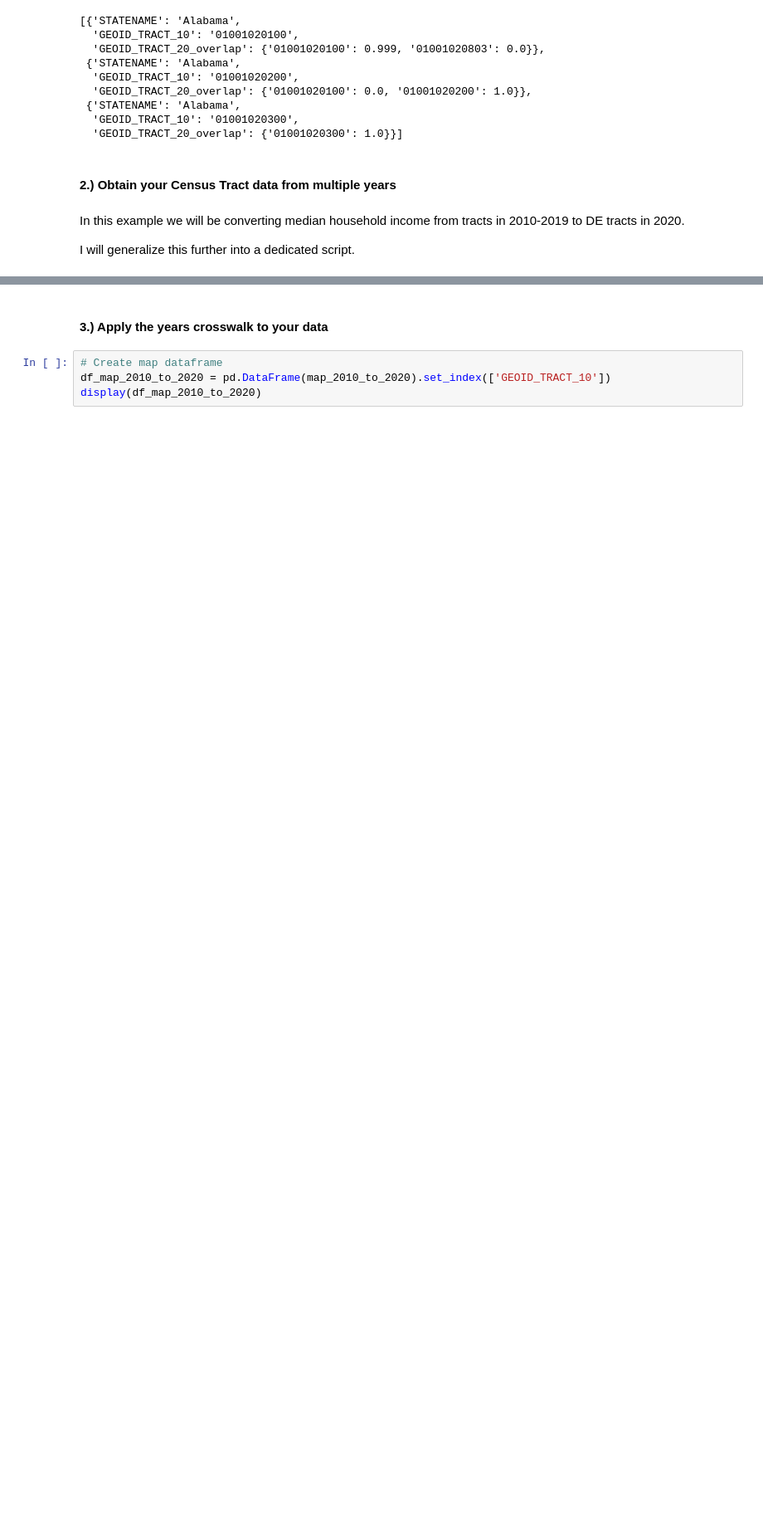
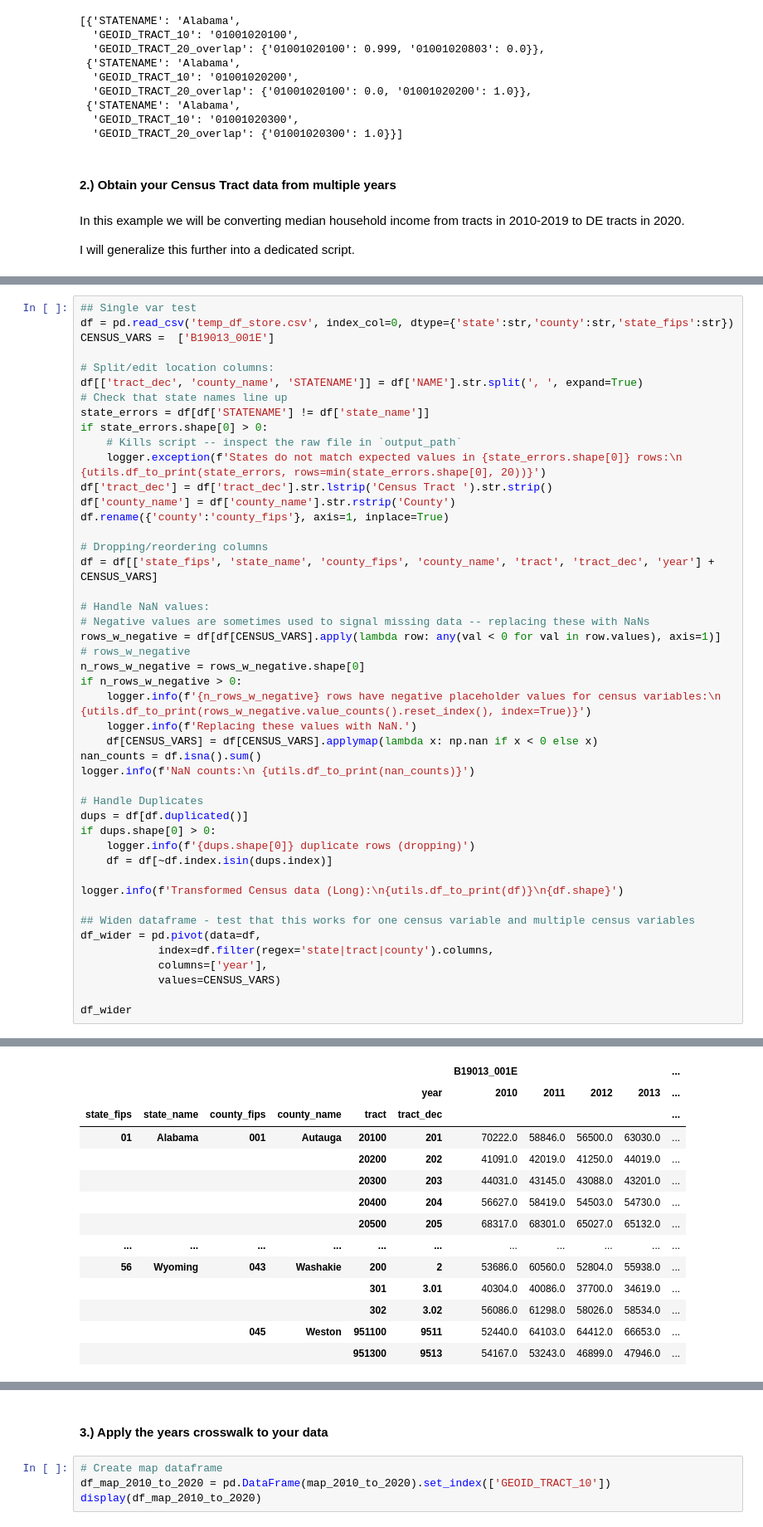
Before and after one commit to de-data-lab/census-tract-redistricting, a Jupyter notebook: example-use-notebook.ipynb, the cells around one changed output, grey strips where cells are left out. Shown at 83% size. Saved outputs shown, nothing was run; the diff lists cells and outputs as text; blank space fills up the shorter version.

Commit message:
WIP: Transfer code to apply crosswalk for multiple variables at once

```diff
--- a/example-use-notebook.ipynb
+++ b/example-use-notebook.ipynb
@@ -279,0 +224,47 @@ Collapse (final format)
+# %%
+## Single var test
+df = pd.read_csv('temp_df_store.csv', index_col=0, dtype={'state':str,'county':str,'state_fips':str})
+CENSUS_VARS =  ['B19013_001E']
+
+# Split/edit location columns:
+df[['tract_dec', 'county_name', 'STATENAME']] = df['NAME'].str.split(', ', expand=True)
+# Check that state names line up
+state_errors = df[df['STATENAME'] != df['state_name']]
+if state_errors.shape[0] > 0:
+    # Kills script -- inspect the raw file in `output_path`
+    logger.exception(f'States do not match expected values in {state_errors.shape[0]} rows:\n {utils.df_to_print(state_errors, rows=min(state_errors.shape[0], 20))}')
+df['tract_dec'] = df['tract_dec'].str.lstrip('Census Tract ').str.strip()
+df['county_name'] = df['county_name'].str.rstrip('County')
+df.rename({'county':'county_fips'}, axis=1, inplace=True)
+
+# Dropping/reordering columns
+df = df[['state_fips', 'state_name', 'county_fips', 'county_name', 'tract', 'tract_dec', 'year'] + CENSUS_VARS]
+
+# Handle NaN values:
+# Negative values are sometimes used to signal missing data -- replacing these with NaNs
+rows_w_negative = df[df[CENSUS_VARS].apply(lambda row: any(val < 0 for val in row.values), axis=1)]
+# rows_w_negative
+n_rows_w_negative = rows_w_negative.shape[0]
+if n_rows_w_negative > 0:
+    logger.info(f'{n_rows_w_negative} rows have negative placeholder values for census variables:\n {utils.df_to_print(rows_w_negative.value_counts().reset_index(), index=True)}')
+    logger.info(f'Replacing these values with NaN.')
+    df[CENSUS_VARS] = df[CENSUS_VARS].applymap(lambda x: np.nan if x < 0 else x)
+nan_counts = df.isna().sum()
+logger.info(f'NaN counts:\n {utils.df_to_print(nan_counts)}')
+
+# Handle Duplicates
+dups = df[df.duplicated()]
+if dups.shape[0] > 0:
+    logger.info(f'{dups.shape[0]} duplicate rows (dropping)')
+    df = df[~df.index.isin(dups.index)]
+
+logger.info(f'Transformed Census data (Long):\n{utils.df_to_print(df)}\n{df.shape}')
+
+## Widen dataframe - test that this works for one census variable and multiple census variables
+df_wider = pd.pivot(data=df,
+            index=df.filter(regex='state|tract|county').columns,
+            columns=['year'],
+            values=CENSUS_VARS)
+
+df_wider
+# %% [output]
@@ -279,0 +288,14 @@ Collapse (final format)
+|  |  |  |  |  |  | B19013_001E |  |  |  | ... |
+|  |  |  |  |  | year | 2010 | 2011 | 2012 | 2013 | ... |
+| state_fips | state_name | county_fips | county_name | tract | tract_dec |  |  |  |  | ... |
+| 01 | Alabama | 001 | Autauga | 20100 | 201 | 70222.0 | 58846.0 | 56500.0 | 63030.0 | ... |
+|  |  |  |  | 20200 | 202 | 41091.0 | 42019.0 | 41250.0 | 44019.0 | ... |
+|  |  |  |  | 20300 | 203 | 44031.0 | 43145.0 | 43088.0 | 43201.0 | ... |
+|  |  |  |  | 20400 | 204 | 56627.0 | 58419.0 | 54503.0 | 54730.0 | ... |
+|  |  |  |  | 20500 | 205 | 68317.0 | 68301.0 | 65027.0 | 65132.0 | ... |
+| ... | ... | ... | ... | ... | ... | ... | ... | ... | ... | ... |
+| 56 | Wyoming | 043 | Washakie | 200 | 2 | 53686.0 | 60560.0 | 52804.0 | 55938.0 | ... |
+|  |  |  |  | 301 | 3.01 | 40304.0 | 40086.0 | 37700.0 | 34619.0 | ... |
+|  |  |  |  | 302 | 3.02 | 56086.0 | 61298.0 | 58026.0 | 58534.0 | ... |
+|  |  | 045 | Weston | 951100 | 9511 | 52440.0 | 64103.0 | 64412.0 | 66653.0 | ... |
+|  |  |  |  | 951300 | 9513 | 54167.0 | 53243.0 | 46899.0 | 47946.0 | ... |
```
Also changed, not shown: parts of 27 cells of this notebook, 8 other files.
